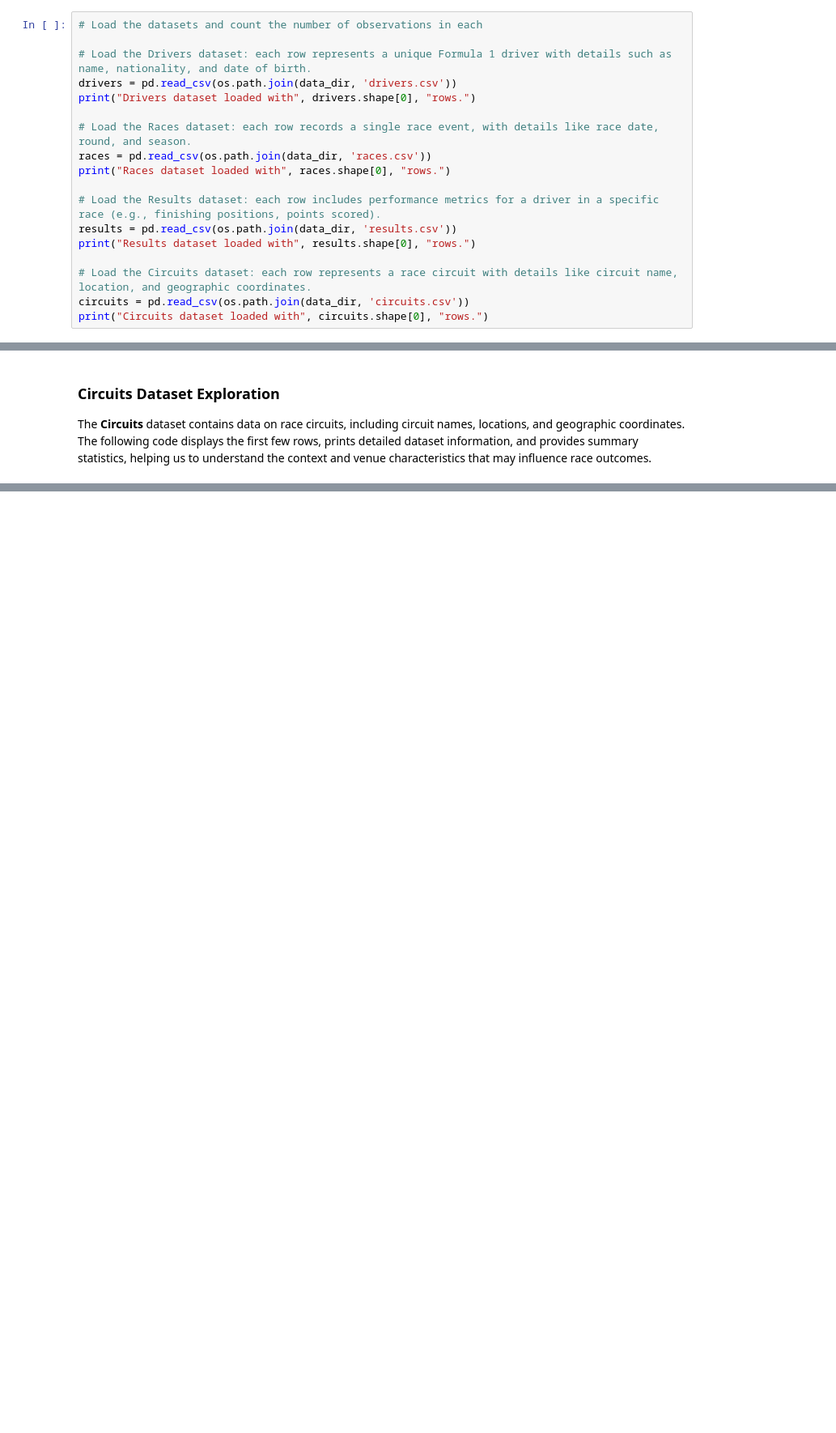
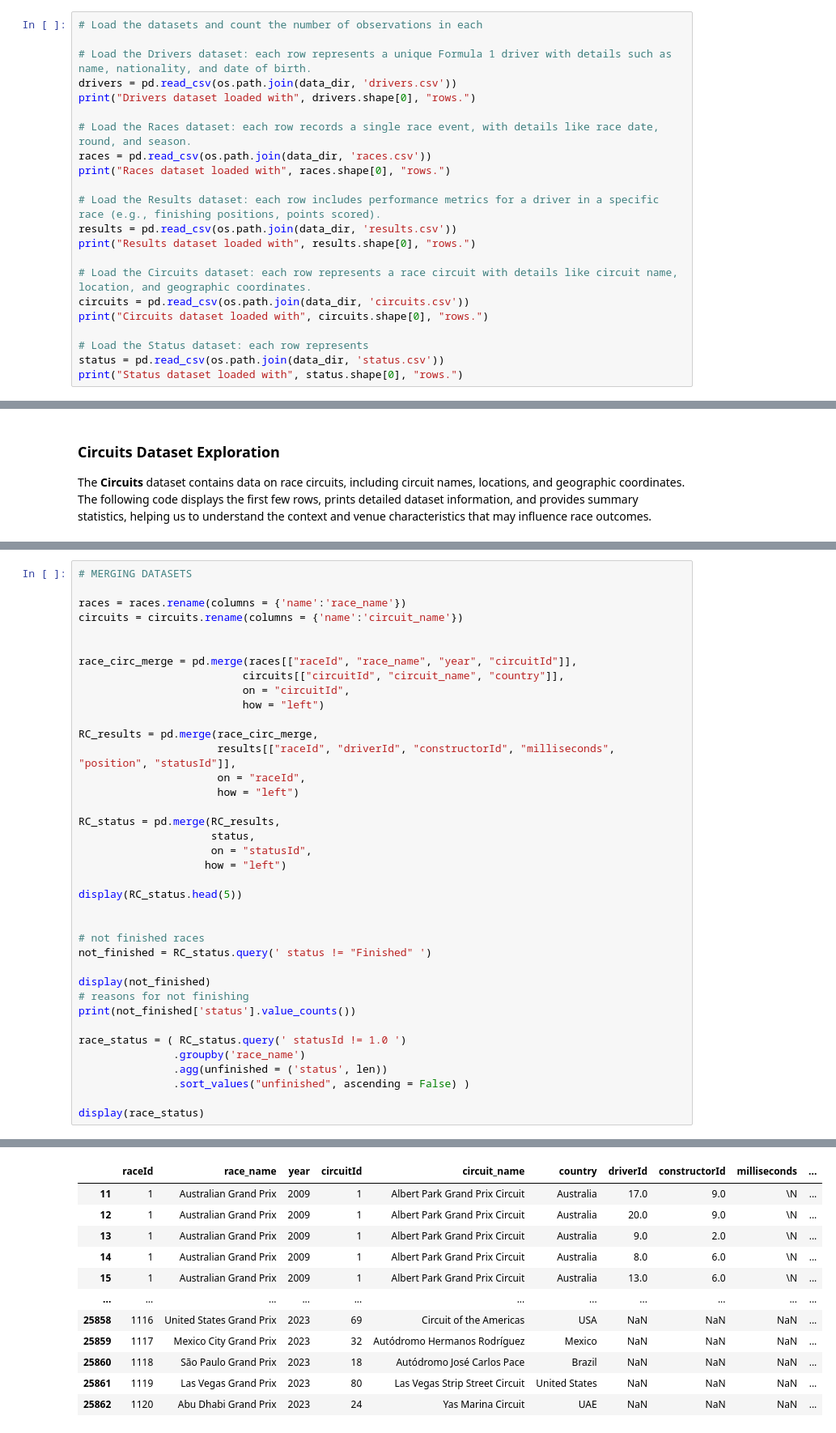
Before and after one commit to amanda-midd/QTM151_FinalProject, a Jupyter notebook: final_project/final_projects.ipynb, the cells around one changed output, grey strips where cells are left out. Shown at 81% size. Drawn from its saved outputs; the diff is of its cells as text; blank space fills up the shorter version.

```diff
--- a/final_project/final_projects.ipynb
+++ b/final_project/final_projects.ipynb
@@ -108,6 +108,10 @@ print("Results dataset loaded with", results.shape[0], "rows.")
 # Load the Circuits dataset: each row represents a race circuit with details like circuit name, location, and geographic coordinates.
 circuits = pd.read_csv(os.path.join(data_dir, 'circuits.csv'))
 print("Circuits dataset loaded with", circuits.shape[0], "rows.")
+
+# Load the Status dataset: each row represents
+status = pd.read_csv(os.path.join(data_dir, 'status.csv'))
+print("Status dataset loaded with", status.shape[0], "rows.")
 # %% [output]
 Drivers dataset loaded with 857 rows.
 Races dataset loaded with 1102 rows.
@@ -368,0 +380,39 @@ Summary Statistics:
+# %%
+# MERGING DATASETS
+
+races = races.rename(columns = {'name':'race_name'})
+circuits = circuits.rename(columns = {'name':'circuit_name'})
+
+
+race_circ_merge = pd.merge(races[["raceId", "race_name", "year", "circuitId"]],
+                          circuits[["circuitId", "circuit_name", "country"]],
+                          on = "circuitId",
+                          how = "left")
+
+RC_results = pd.merge(race_circ_merge,
+                      results[["raceId", "driverId", "constructorId", "milliseconds", "position", "statusId"]],
+                      on = "raceId",
+                      how = "left")
+
+RC_status = pd.merge(RC_results,
+                     status,
+                     on = "statusId",
+                    how = "left")
+
+display(RC_status.head(5))
+
+
+# not finished races
+not_finished = RC_status.query(' status != "Finished" ')
+
+display(not_finished)
+# reasons for not finishing
+print(not_finished['status'].value_counts())
+
+race_status = ( RC_status.query(' statusId != 1.0 ')
+               .groupby('race_name')
+               .agg(unfinished = ('status', len))
+               .sort_values("unfinished", ascending = False) )
+
+display(race_status)
+# %% [output]
@@ -368,0 +425,12 @@ Summary Statistics:
+|  | raceId | race_name | year | circuitId | circuit_name | country | driverId | constructorId | milliseconds | ... |
+| 11 | 1 | Australian Grand Prix | 2009 | 1 | Albert Park Grand Prix Circuit | Australia | 17.0 | 9.0 | \N | ... |
+| 12 | 1 | Australian Grand Prix | 2009 | 1 | Albert Park Grand Prix Circuit | Australia | 20.0 | 9.0 | \N | ... |
+| 13 | 1 | Australian Grand Prix | 2009 | 1 | Albert Park Grand Prix Circuit | Australia | 9.0 | 2.0 | \N | ... |
+| 14 | 1 | Australian Grand Prix | 2009 | 1 | Albert Park Grand Prix Circuit | Australia | 8.0 | 6.0 | \N | ... |
+| 15 | 1 | Australian Grand Prix | 2009 | 1 | Albert Park Grand Prix Circuit | Australia | 13.0 | 6.0 | \N | ... |
+| ... | ... | ... | ... | ... | ... | ... | ... | ... | ... | ... |
+| 25858 | 1116 | United States Grand Prix | 2023 | 69 | Circuit of the Americas | USA | NaN | NaN | NaN | ... |
+| 25859 | 1117 | Mexico City Grand Prix | 2023 | 32 | Autódromo Hermanos Rodríguez | Mexico | NaN | NaN | NaN | ... |
+| 25860 | 1118 | São Paulo Grand Prix | 2023 | 18 | Autódromo José Carlos Pace | Brazil | NaN | NaN | NaN | ... |
+| 25861 | 1119 | Las Vegas Grand Prix | 2023 | 80 | Las Vegas Strip Street Circuit | United States | NaN | NaN | NaN | ... |
+| 25862 | 1120 | Abu Dhabi Grand Prix | 2023 | 24 | Yas Marina Circuit | UAE | NaN | NaN | NaN | ... |
```
Also changed, not shown: parts of 3 cells of this notebook.
